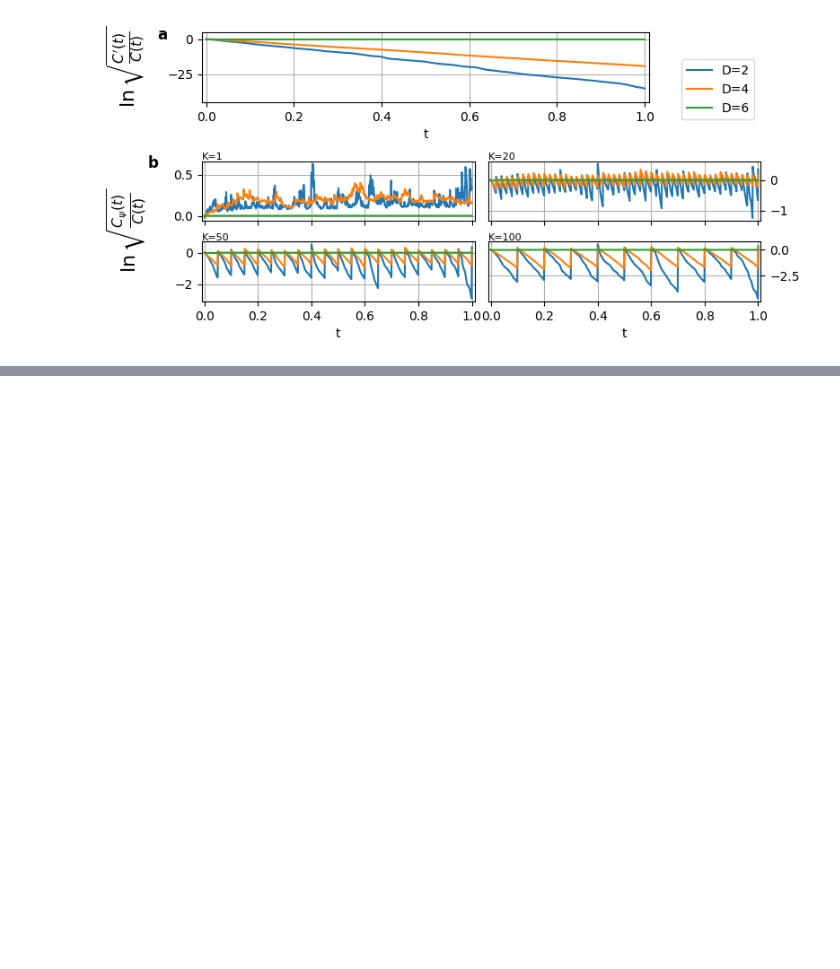
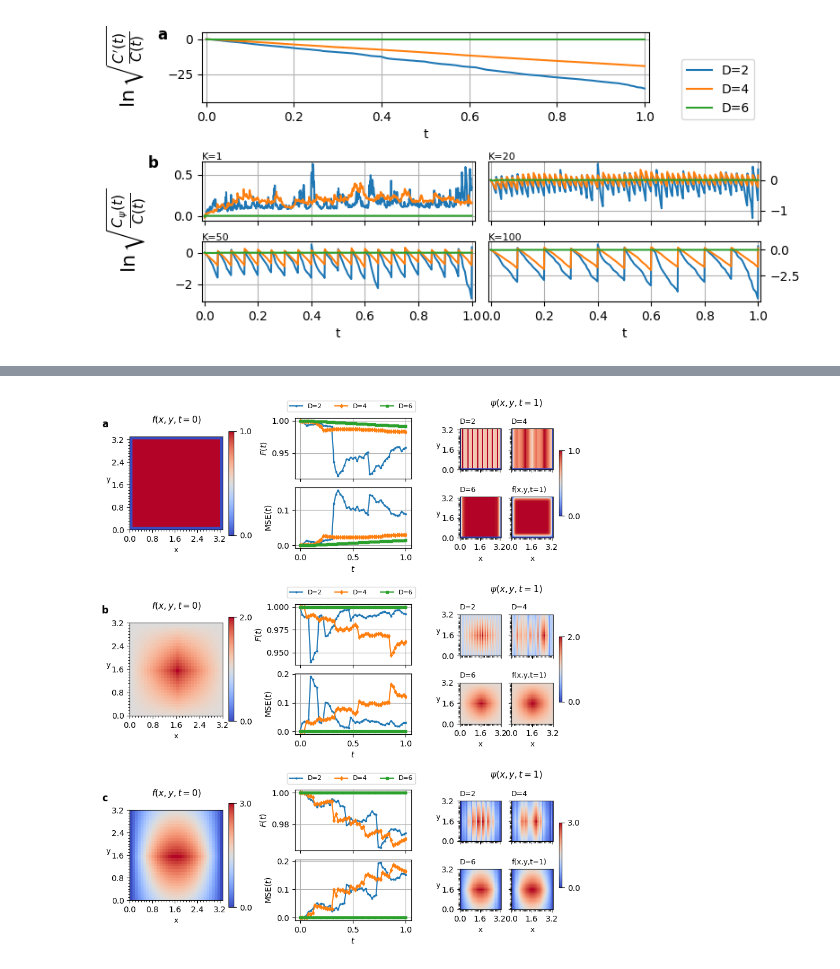
Before and after one commit to KnightShuffler/Quantum-Non-Unitary-Time-Evolution-Public-, a Jupyter notebook: heat_eqn_figs.ipynb, the cells around one changed output, grey strips where cells are left out. Saved outputs shown, nothing was run; the diff lists cells and outputs as text; code cells hidden in the pictures; blank space fills up the shorter version.

```diff
--- a/heat_eqn_figs.ipynb
+++ b/heat_eqn_figs.ipynb
@@ -219,0 +266,100 @@ plt.show()
+# %%
+a4_width  = 8.3
+a4_height = 11.7
+fig_height_ratio = 0.8
+figure = plt.figure(figsize=(a4_width,a4_height*fig_height_ratio))
+
+subFigs = figure.subfigures(3,1,height_ratios=[1,1,1],hspace=0.1)
+
+Nt = 1001
+tsplit = 50
+time_slice = slice(0,Nt+tsplit, Nt//tsplit)
+
+for i, subFig in enumerate(subFigs):
+    f0Fig, statFig, fTFig = subFig.subfigures(1,3,width_ratios=[1,1,1],wspace=0.1)
+    f0Ax = f0Fig.subplots(1)
+    fTAxs = fTFig.subplots(2,2, sharex=True,sharey=True)
+    statAxs = statFig.subplots(2,1,sharex=True)
+
+    f0Ax.set_aspect(1)
+    for ax in fTAxs.flatten():
+        ax.set_aspect(1)
+
+    f0Ax.set_title(r'$f(x,y,t=0)$',fontsize=11,y=1.1)
+
+    f0Ax.set_xlabel('x',fontsize=9)
+    f0Ax.set_ylabel('y',fontsize=9,rotation=0)
+
+    fTFig.suptitle(r'$\psi(x,y,t=1)$',fontsize=11,y=1)
+    fTAxs[0,0].set_title('D=2',fontsize=9,loc='left')
+    fTAxs[0,1].set_title('D=4',fontsize=9,loc='left')
+    fTAxs[1,0].set_title('D=6',fontsize=9,loc='left')
+    fTAxs[1,1].set_title('f(x,y,t=1)',fontsize=9,loc='left')
+
+    fTAxs[0,0].set_ylabel('y',fontsize=9,rotation=0)
+    fTAxs[1,0].set_ylabel('y',fontsize=9,rotation=0)
+    fTAxs[1,0].set_xlabel('x',fontsize=9)
+    fTAxs[1,1].set_xlabel('x',fontsize=9)
+
+    statAxs[0].set_ylabel('$F(t)$',fontsize=10)
+    statAxs[1].set_ylabel('MSE$(t)$',fontsize=10)
+    statAxs[1].set_xlabel('$t$',fontsize=10)
+
+    fTFig.subplots_adjust(hspace=0.1,wspace=0.25)
+    statFig.subplots_adjust(hspace=0.15)
+
+    add_text(f0Ax, -0.3, 1.1, chr(ord('a')+i), weight='bold')
+
+    # f0Ax.imshow(expt_datas[i].f0.reshape(32,32),
+    #             cmap='gray', interpolation='none',
+    #             extent=[0.0, expt_datas[i].L[0], 0.0, expt_datas[i].L[1]],
+    #             vmin=cbar_lims[i][0],
+    #             vmax=cbar_lims[i][1])
+
+    vmax = plot_2d_state(f0Ax, expt_datas[i], expt_datas[i].f0)
+
+    cb = plt.colorbar(plt.cm.ScalarMappable(norm=plt.Normalize(0.0,vmax), cmap='coolwarm'),
+                        ax=f0Ax,
+                        location='right',orientation='vertical',
+                        shrink=0.8,aspect=20)
+    cb.set_ticks([cbar_lims[i][0],cbar_lims[i][1]])
+    cb.set_ticklabels([f'{cbar_lims[i][0]:0.1f}', f'{cbar_lims[i][1]:0.1f}'])
+
+    for j, ax in enumerate(fTAxs.flatten()):
+        plot_2d_state(ax, expt_datas[i], expt_datas[i].qite_sols[j,-1,:] if j < 3 else expt_datas[i].analytical_sol[-1,:])
+
+    cb = plt.colorbar(plt.cm.ScalarMappable(norm=plt.Normalize(0.0,vmax), cmap='coolwarm'),
+                        ax=fTAxs.ravel().tolist(),
+                        location='right',orientation='vertical',
+                        shrink=0.5,aspect=20)
+    cb.set_ticks([cbar_lims[i][0],cbar_lims[i][1]])
+    cb.set_ticklabels([f'{cbar_lims[i][0]:0.1f}', f'{cbar_lims[i][1]:0.1f}'])
+
+    for Di,D in enumerate(expt_datas[i].D_list):
+        statAxs[0].plot(times[time_slice], expt_datas[i].stat_data[0,Di,time_slice],marker=plt_markers[Di],markersize=3.5, label=f'{D=}')
+        statAxs[1].plot(times[time_slice], expt_datas[i].stat_data[2,Di,time_slice],marker=plt_markers[Di],markersize=3.5)#, label=f'{D=}')
+
+    statFig.legend(ncol=3, bbox_to_anchor=(0.95,1.0),fontsize=8)#, fancybox=True, shadow=True)
+    # statAxs[1].legend(loc='upper left')#, fancybox=True, shadow=True)
+
+    statAxs[0].grid(True)
+    statAxs[1].grid(True)
+
+    f0Ax.set_xticks(np.arange(0,33,8)*expt_datas[i].dx[0])
+    f0Ax.set_yticks(np.arange(0,33,8)*expt_datas[i].dx[1])
+    f0Ax.set_xticks(np.arange(33)*expt_datas[i].dx[0], minor=True)
+    f0Ax.set_yticks(np.arange(33)*expt_datas[i].dx[1], minor=True)
+
+    for ax in fTAxs.flatten():
+        ax.set_xticks(np.arange(0,33,16)*expt_datas[i].dx[0])
+        ax.set_yticks(np.arange(0,33,16)*expt_datas[i].dx[1])
+        ax.set_xticks(np.arange(33)*expt_datas[i].dx[0], minor=True)
+        ax.set_yticks(np.arange(33)*expt_datas[i].dx[1], minor=True)
+
+figname='2d_solutions'
+plt.savefig(figpath+figname+'.svg', dpi=300, bbox_inches='tight')
+plt.savefig(figpath+figname+'.png', dpi=300, bbox_inches='tight')
+
+plt.show()
+# %% [output]
+[figure, added]
```
Also changed, not shown: parts of 10 cells of this notebook.
